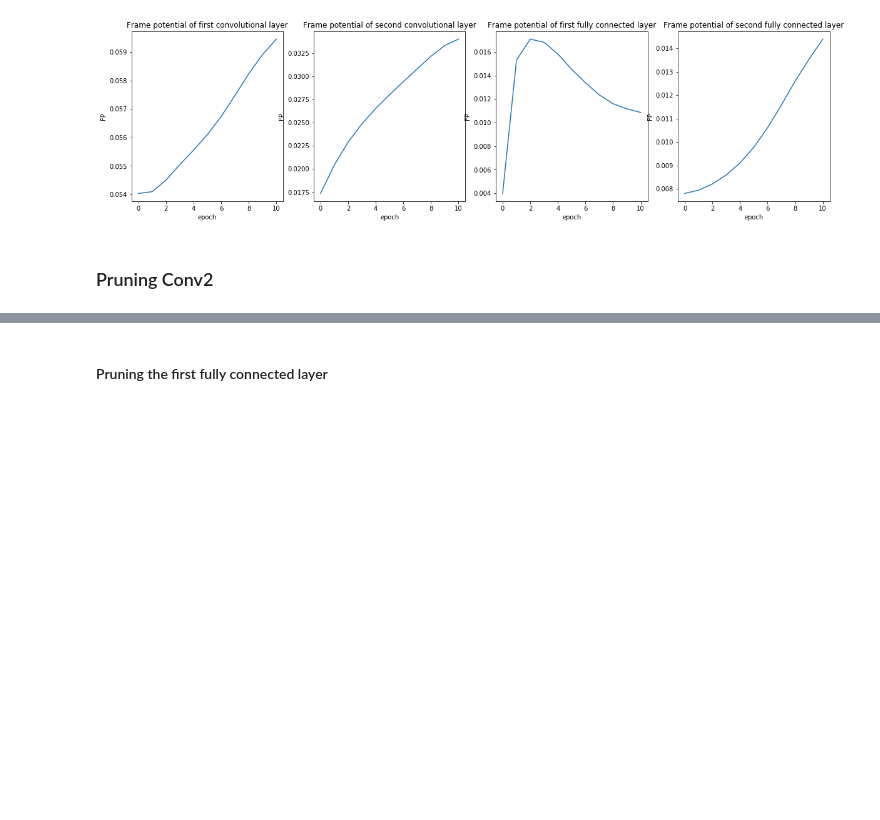
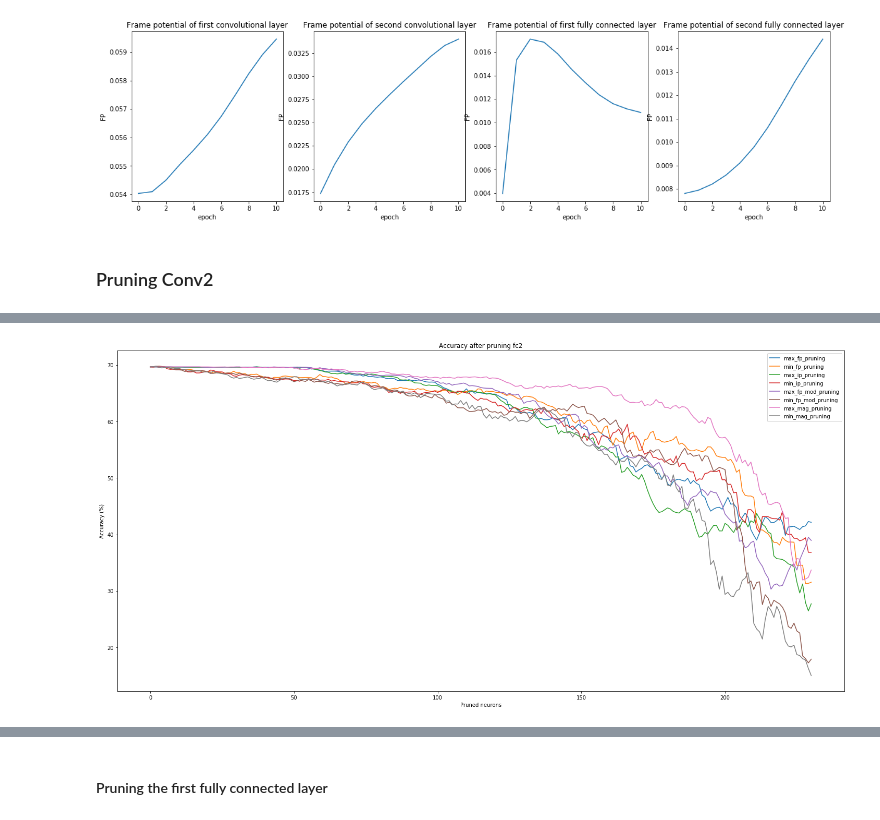
Before and after one commit to jheitmann/Neural-net-pruning, a Jupyter notebook: frame_potential.ipynb, the cells around one changed output, grey strips where cells are left out. Saved outputs shown, nothing was run; the diff lists cells and outputs as text; code cells hidden in the pictures; blank space fills up the shorter version.

Commit message:
More figures

```diff
--- a/frame_potential.ipynb
+++ b/frame_potential.ipynb
@@ -426,0 +461,9 @@ Test set: Average loss: 2.2412, Accuracy:   6966/ 10000 (70%)
+# %%
+fname_exp_acc = ""
+fname_exp_fps = ""
+fname_pruning_acc = "out/metrics/pruning/Conv2_fc2_combined_0.9_acc_13-10-2019_15_30_05.npy"
+fname_pruning_fps = "out/metrics/pruning/Conv2_fc2_combined_0.9_fp_13-10-2019_15_30_05.npy"
+# %%
+draw_acc_plot('fc2', fname_exp_acc, fname_pruning_acc, fig_name="")
+# %% [output]
+[figure, added]
```
Also changed, not shown: parts of 22 cells of this notebook.
